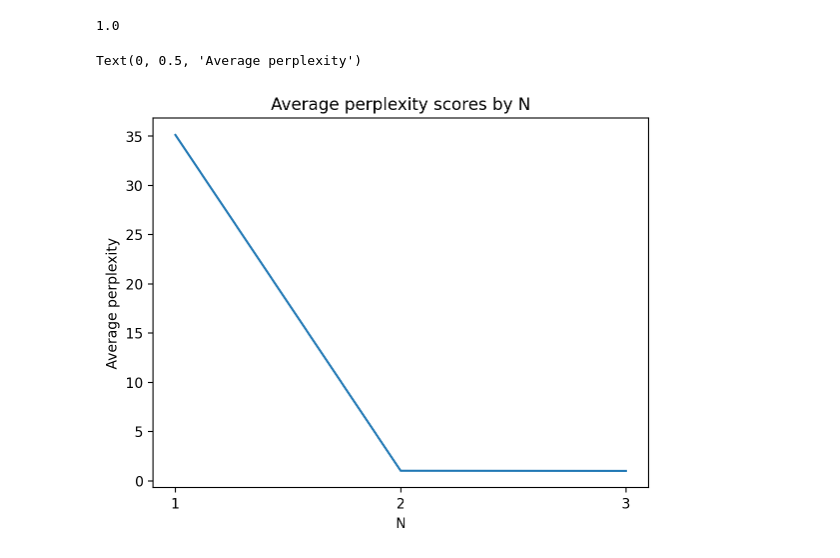
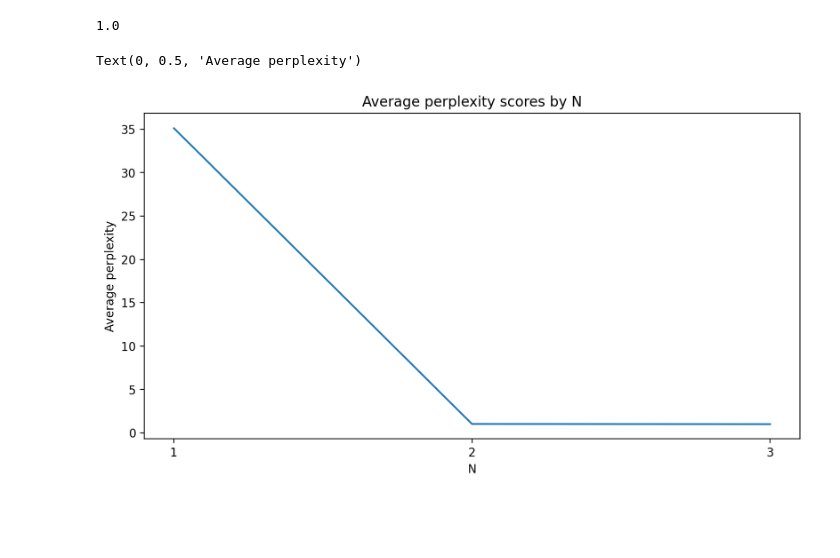
Before and after one commit to ShawonAshraf/bangla-nlp-tutorial, a Jupyter notebook: 03_ngram_lm/ngram_lm.ipynb, the cells around one changed output. Saved outputs shown, nothing was run; the diff lists cells and outputs as text; code cells hidden in the pictures; blank space fills up the shorter version.

Commit message:
plot format

```diff
--- a/03_ngram_lm/ngram_lm.ipynb
+++ b/03_ngram_lm/ngram_lm.ipynb
@@ -10,9 +10,7 @@ The Joker and Batman fight the battle for Gotham’s soul.
 
 # lowercase
 all_text = corpus.lower()
-# remove punctuation
-all_text = all_text.replace('.', '')
-all_text = all_text.replace(',', '')
+# remove newlines
 all_text = all_text.replace('\n', '')
 
 # add start and end token
@@ -318,11 +316,12 @@ avg_trigram_ppx
 # %% [output]
 1.0
 # %%
+plt.figure(figsize=(10, 5))
 plt.plot(np.arange(3), [avg_unigram_ppx, avg_bigram_ppx, avg_trigram_ppx])
 plt.title("Average perplexity scores by N")
 plt.xlabel("N")
 plt.xticks(np.arange(3), ["1", "2", "3"])
 plt.ylabel("Average perplexity")
 # %% [output]
 Text(0, 0.5, 'Average perplexity')
-[figure, old version]
+[figure, new version]
```
Also changed, not shown: parts of 7 cells of this notebook.
